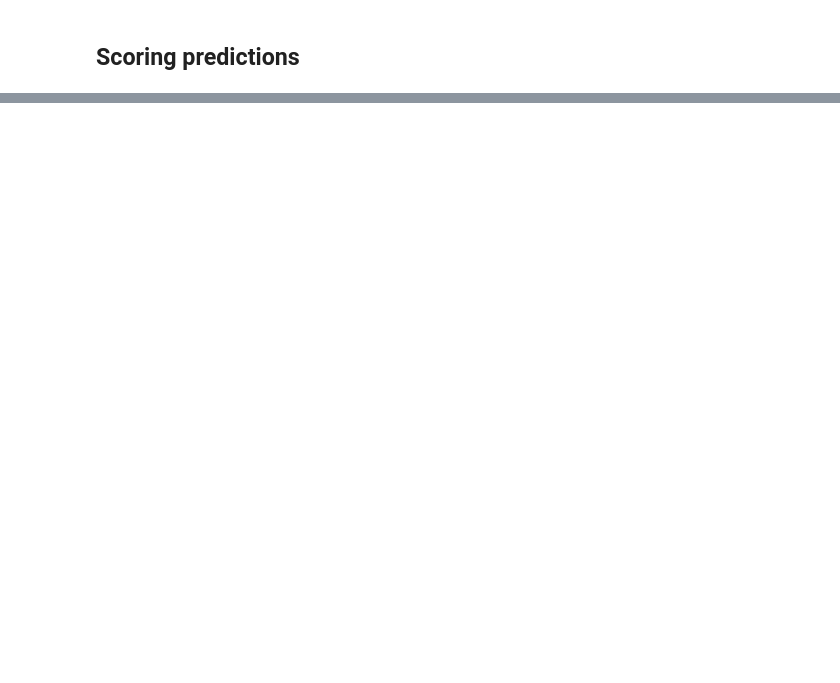
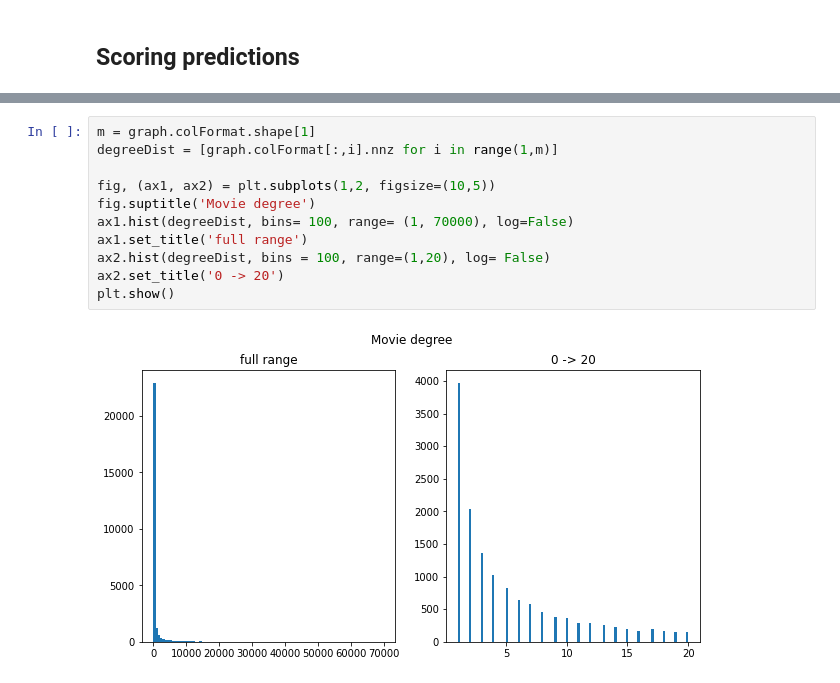
Before and after one commit to TiphaineV/gpeg, a Jupyter notebook: notebook.ipynb, the cells around one changed output, grey strips where cells are left out. Cells and saved outputs as stored; diff of their text form; blank space fills up the shorter version.

```diff
--- a/notebook.ipynb
+++ b/notebook.ipynb
@@ -224,0 +233,13 @@ peak memory: 8721.69 MiB, increment: 0.06 MiB
+# %%
+m = graph.colFormat.shape[1]
+degreeDist = [graph.colFormat[:,i].nnz for i in range(1,m)]
+
+fig, (ax1, ax2) = plt.subplots(1,2, figsize=(10,5))
+fig.suptitle('Movie degree')
+ax1.hist(degreeDist, bins= 100, range= (1, 70000), log=False)
+ax1.set_title('full range')
+ax2.hist(degreeDist, bins = 100, range=(1,20), log= False)
+ax2.set_title('0 -> 20')
+plt.show()
+# %% [output]
+[figure, added]
```
Also changed, not shown: parts of 28 cells of this notebook.
